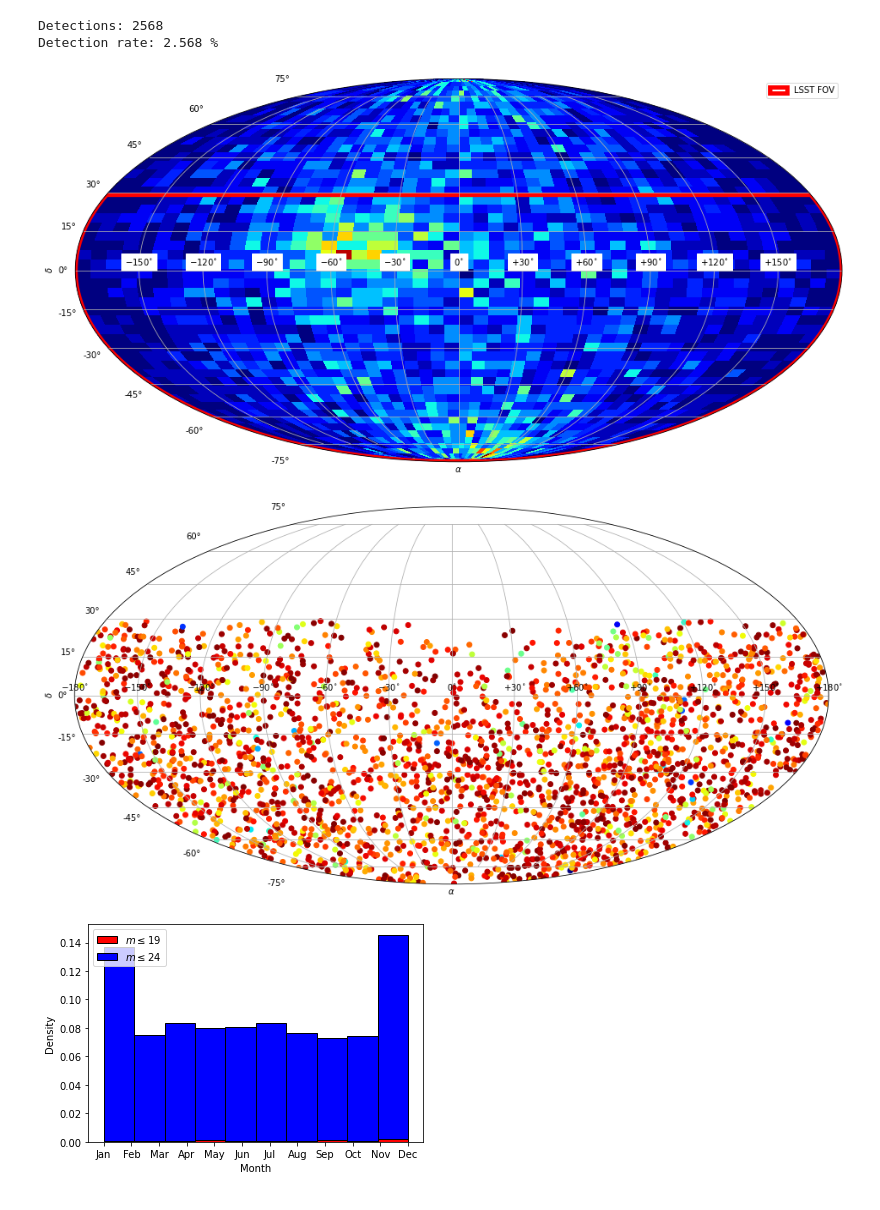
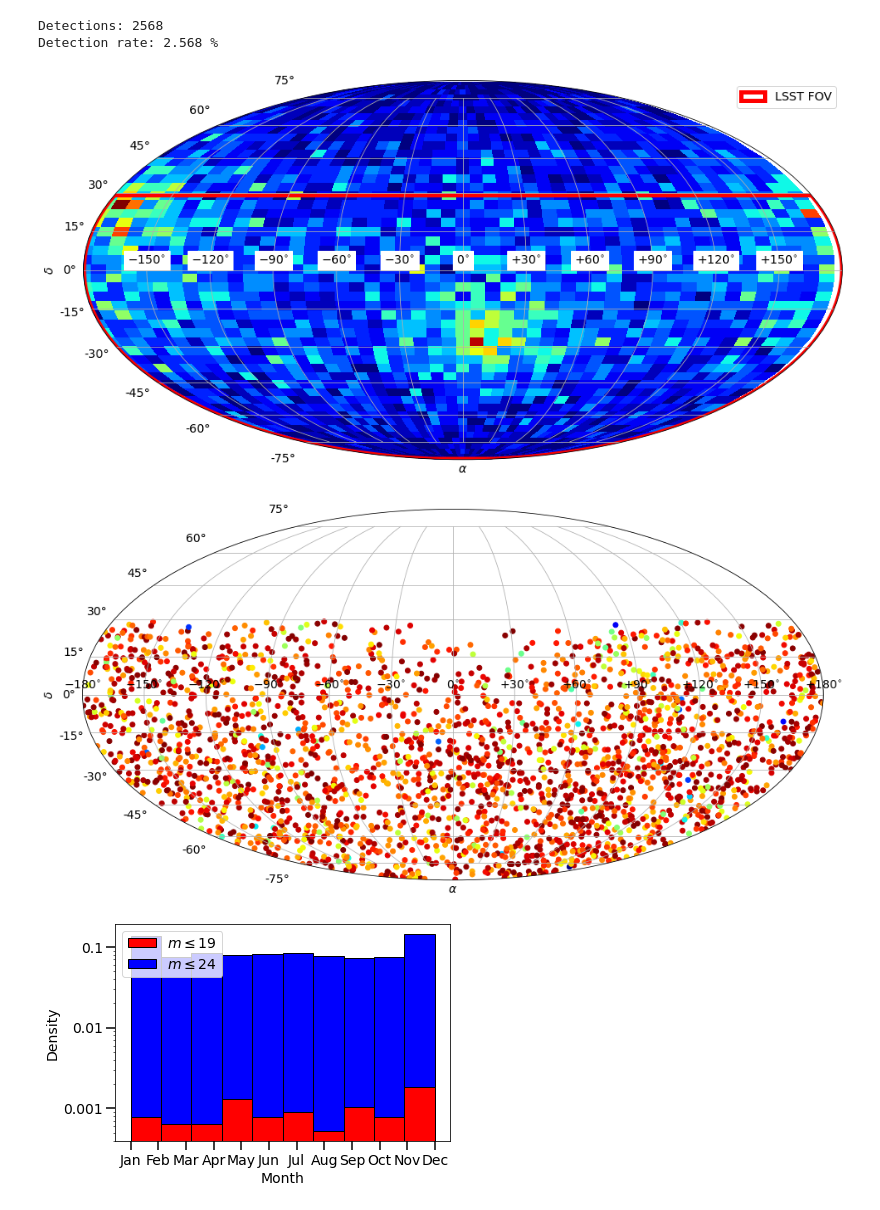
Before and after one commit to djhoover717/ISOAnalysis, a Jupyter notebook: iso_analysis_v4.ipynb, the cells around one changed output. Drawn from its saved outputs; the diff is of its cells as text; code cells hidden in the pictures.

```diff
--- a/iso_analysis_v4.ipynb
+++ b/iso_analysis_v4.ipynb
@@ -11,6 +11,12 @@ import csv
 import os
 from scipy.interpolate import CubicSpline as cs
 
+plt.rcParams["xtick.major.size"] = 9
+plt.rcParams["xtick.major.width"] = 1.5
+plt.rcParams["ytick.major.size"] = 9
+plt.rcParams["ytick.major.width"] = 1.5
+plt.rcParams["font.size"] = 14
+
 pi = np.pi
 AU = const.au.value
 
@@ -282,7 +295,7 @@ fig = plt.figure(figsize=(16, 10))
 ax = plt.subplot(111, projection='mollweide')
 
 H, xedges, yedges = np.histogram2d(det_pos[:, 0], det_pos[:, 1], bins=50)
-im = ax.pcolormesh(xedges, yedges, H, cmap='jet', shading='auto')
+im = ax.pcolormesh(xedges[:-1], yedges[:-1], H.T, cmap='jet', shading='auto')
 
 ax = plt.gca()
 ax.add_patch(Rectangle((np.min(lsst_pos[:, 0]), np.min(lsst_pos[:, 1])), \
@@ -303,7 +316,7 @@ plt.legend(loc='upper right')
 plt.savefig('figures/detectable_pos.pdf', bbox_inches='tight', dpi=250)
 plt.show()
 # %% [output]
-[figure, old version]
+[figure, new version]
 # %%
 plt.figure(figsize=(16,10))
 ax = plt.subplot(111, projection='mollweide')
@@ -321,25 +334,29 @@ plt.grid(True)
 plt.savefig('figures/lsst_scatter.pdf', bbox_inches='tight', dpi=250)
 plt.show()
 # %% [output]
-[figure, old version]
+[figure, new version]
 # %%
 det_month = np.zeros(NDETECT)
 for i in range(NDETECT):
     det_month[i] = orbits['datetime'][i][orbits['mag'][i] == \
                     orbits['mag'][i][det_ind]][0][1]
 
 c = ['red', 'blue']
 plt.hist([det_month[min_mag <= 19.], det_month[min_mag <= 24.]], \
          stacked=True, color=c, edgecolor='k', density=True, \
         label=[r'$m\leq 19$', r'$m\leq 24$'])
 
 plt.xticks(np.arange(1, 13), ['Jan', 'Feb', 'Mar', 'Apr', \
                              'May', 'Jun', 'Jul', 'Aug', 'Sep', \
                               'Oct', 'Nov', 'Dec'])
 plt.xlabel('Month')
 plt.ylabel('Density')
+plt.yscale('log')
+plt.yticks([10**-1, 10**-2, 10**-3], [0.1, 0.01, 0.001])
+
+
 plt.legend(loc='upper left')
 plt.savefig('figures/month_detect.pdf', bbox_inches='tight', dpi=250)
 plt.show()
 # %% [output]
-[figure, old version]
+[figure, new version]
```
Also changed, not shown: parts of 7 cells of this notebook, 1 other file.
